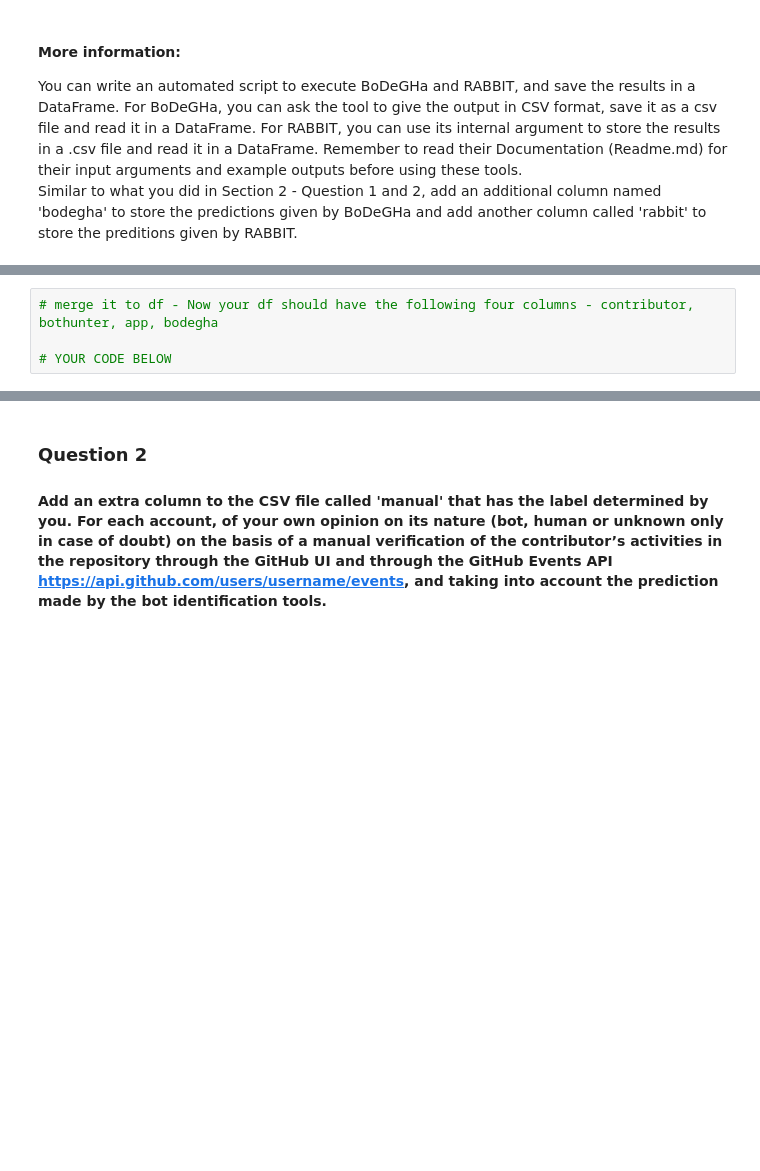
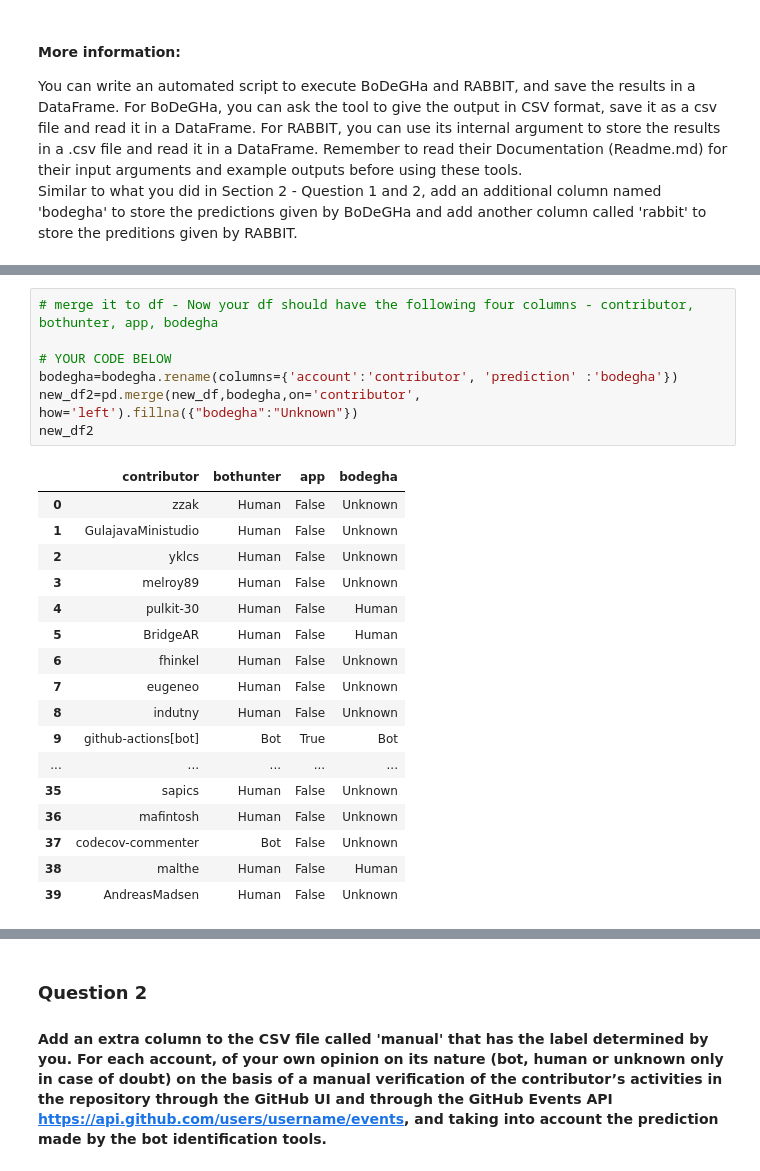
Before and after one commit to JordanDemaret/Software_Evolution_TP3_2024, a Jupyter notebook: TP3_template.ipynb, the cells around one changed output, grey strips where cells are left out. Saved outputs shown, nothing was run; the diff lists cells and outputs as text; blank space fills up the shorter version.

```diff
--- a/TP3_template.ipynb
+++ b/TP3_template.ipynb
@@ -176,5 +200,26 @@ given by BoDeGHa and add another column called 'rabbit' to store the preditions
 # %%
 # merge it to df - Now your df should have the following four columns - contributor, bothunter, app, bodegha
 
 # YOUR CODE BELOW
+bodegha=bodegha.rename(columns={'account':'contributor', 'prediction' :'bodegha'})
+new_df2=pd.merge(new_df,bodegha,on='contributor', how='left').fillna({"bodegha":"Unknown"})
+new_df2
+# %% [output]
+|  | contributor | bothunter | app | bodegha |
+| 0 | zzak | Human | False | Unknown |
+| 1 | GulajavaMinistudio | Human | False | Unknown |
+| 2 | yklcs | Human | False | Unknown |
+| 3 | melroy89 | Human | False | Unknown |
+| 4 | pulkit-30 | Human | False | Human |
+| 5 | BridgeAR | Human | False | Human |
+| 6 | fhinkel | Human | False | Unknown |
+| 7 | eugeneo | Human | False | Unknown |
+| 8 | indutny | Human | False | Unknown |
+| 9 | github-actions[bot] | Bot | True | Bot |
+| ... | ... | ... | ... | ... |
+| 35 | sapics | Human | False | Unknown |
+| 36 | mafintosh | Human | False | Unknown |
+| 37 | codecov-commenter | Bot | False | Unknown |
+| 38 | malthe | Human | False | Human |
+| 39 | AndreasMadsen | Human | False | Unknown |
 # %%
```
Also changed, not shown: parts of 14 cells of this notebook, 4 other files.
